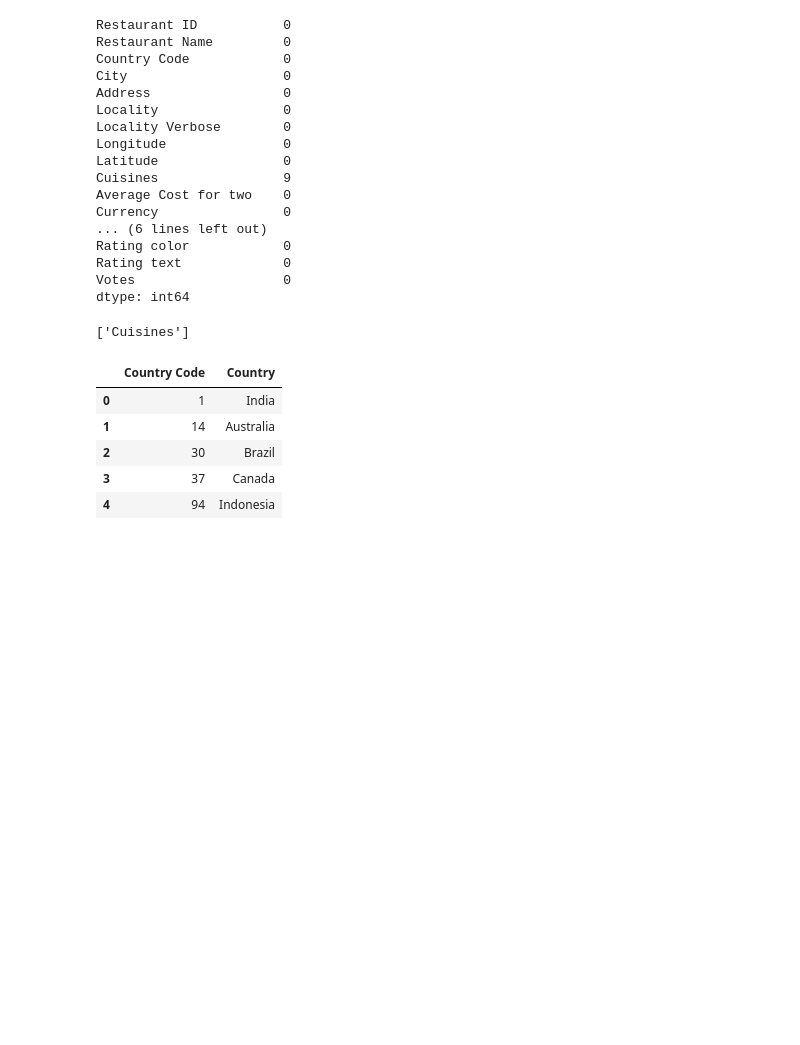
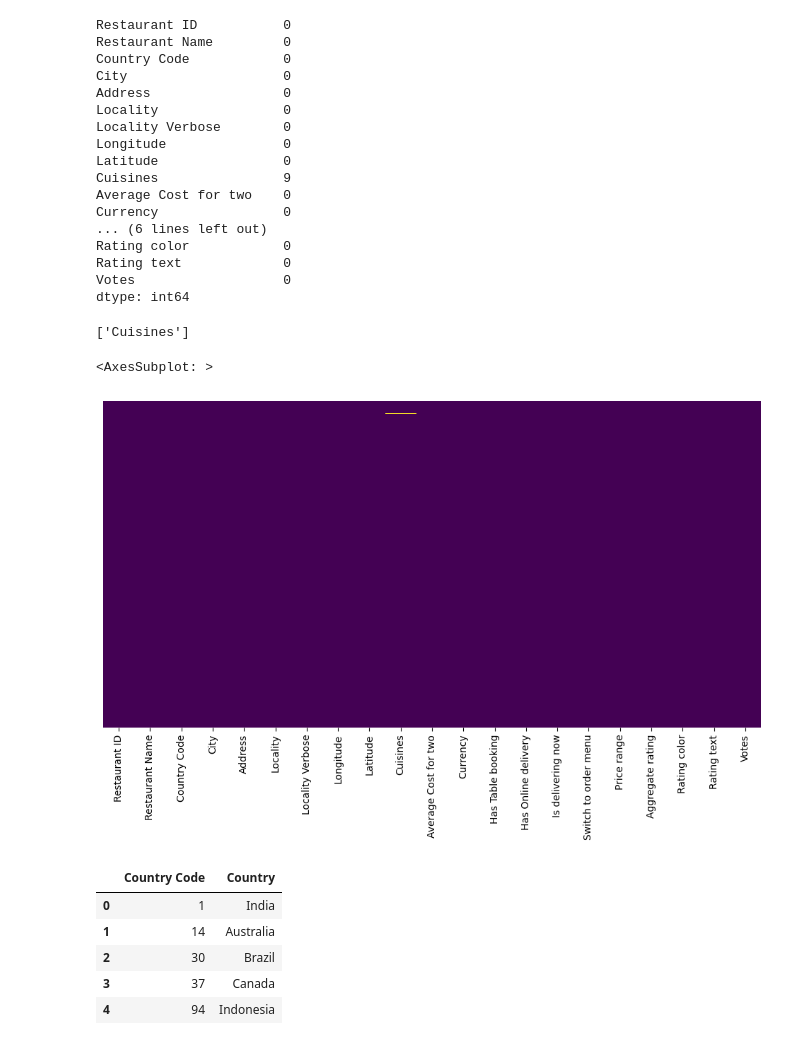
Before and after one commit to rajveersinghcse/EDA, a Jupyter notebook: ZomatoEDA/Zomato.ipynb, the cells around one changed output. Cells and saved outputs as stored; diff of their text form; code cells hidden in the pictures; blank space fills up the shorter version.

```diff
--- a/ZomatoEDA/Zomato.ipynb
+++ b/ZomatoEDA/Zomato.ipynb
@@ -85,6 +85,11 @@ dtype: int64
 [features for features in df.columns if df[features].isnull().sum()>0]
 # %% [output]
 ['Cuisines']
+# %%
+sns.heatmap(df.isnull(),yticklabels=False,cbar=False,cmap='viridis')
+# %% [output]
+<AxesSubplot: >
+[figure, added]
 # %%
 df_country = pd.read_excel('Country-Code.xlsx')
 df_country.head()
```
Also changed, not shown: parts of 7 cells of this notebook.
